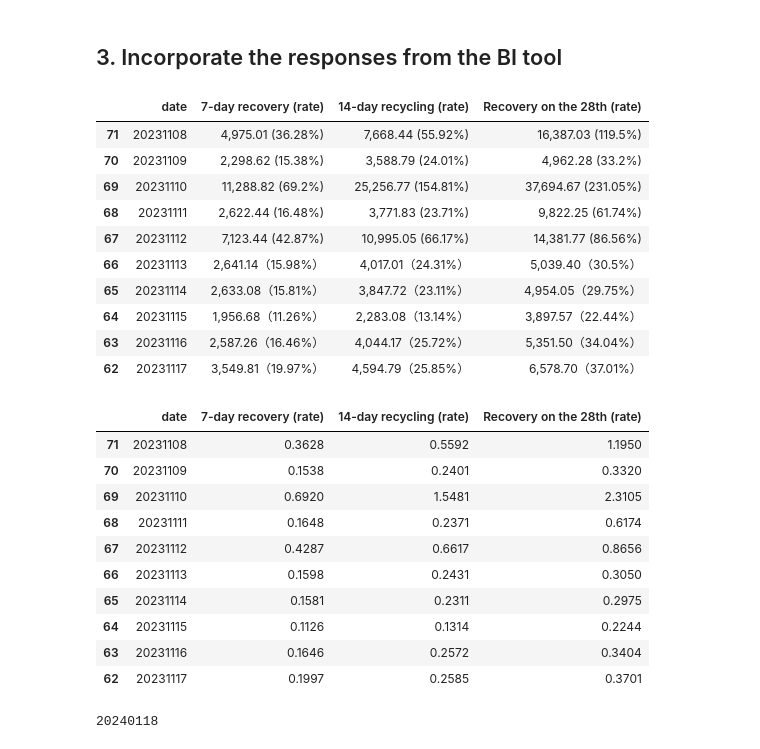
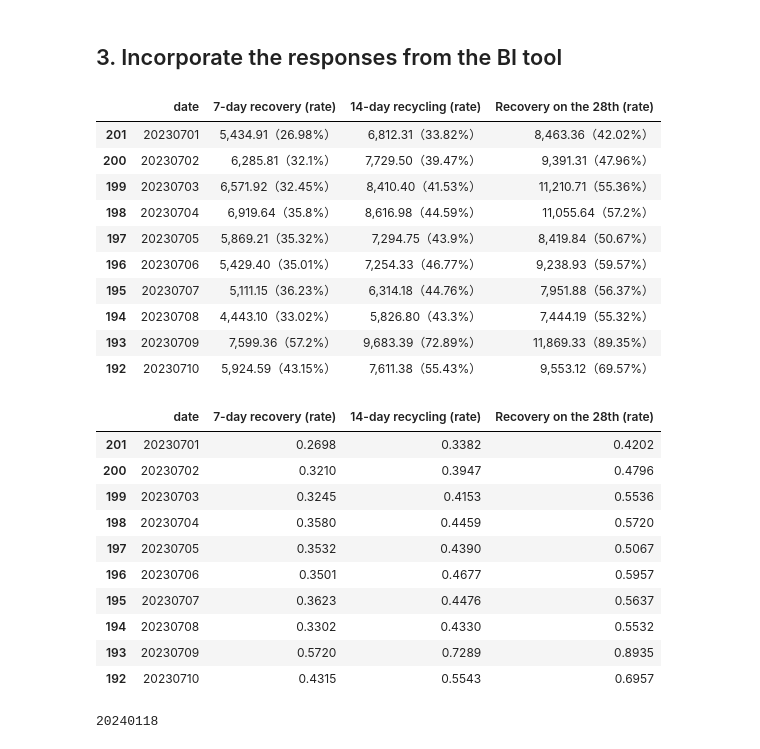
Before and after one commit to PereFuster/Acorn-Casino-PLTV, a Jupyter notebook: acorn_pltv_rule_trainning_ios.ipynb, the cells around one changed output. Saved outputs shown, nothing was run; the diff lists cells and outputs as text; code cells hidden in the pictures.

```diff
--- a/acorn_pltv_rule_trainning_ios.ipynb
+++ b/acorn_pltv_rule_trainning_ios.ipynb
@@ -309,7 +309,7 @@ plt.show()
 # %% [markdown]
 ## 3. Incorporate the responses from the BI tool
 # %%
-file_path = (os.getcwd()).replace('\\', '/') + r'/roi_all_by_user_20240126114811.xlsx'.replace('\\', '/')
+file_path = (os.getcwd()).replace('\\', '/') + r'/roi_all_by_user_20240126191117.xlsx'.replace('\\', '/')
 bi_tool_actuals = pd.read_excel(file_path)
 
 bi_tool_actuals = bi_tool_actuals[bi_tool_actuals['date'] != '--']
@@ -317,40 +317,41 @@ bi_tool_actuals = bi_tool_actuals[bi_tool_actuals['date'] != '--']
 bi_tool_actuals[['date', '7-day recovery (rate)', '14-day recycling (rate)', 'Recovery on the 28th (rate)']].sort_values(by = 'date').head(10)
 # %% [output]
 |  | date | 7-day recovery (rate) | 14-day recycling (rate) | Recovery on the 28th (rate) |
-| 71 | 20231108 | 4,975.01 (36.28%) | 7,668.44 (55.92%) | 16,387.03 (119.5%) |
-| 70 | 20231109 | 2,298.62 (15.38%) | 3,588.79 (24.01%) | 4,962.28 (33.2%) |
-| 69 | 20231110 | 11,288.82 (69.2%) | 25,256.77 (154.81%) | 37,694.67 (231.05%) |
-| 68 | 20231111 | 2,622.44 (16.48%) | 3,771.83 (23.71%) | 9,822.25 (61.74%) |
-| 67 | 20231112 | 7,123.44 (42.87%) | 10,995.05 (66.17%) | 14,381.77 (86.56%) |
-| 66 | 20231113 | 2,641.14（15.98%） | 4,017.01（24.31%） | 5,039.40（30.5%） |
-| 65 | 20231114 | 2,633.08（15.81%） | 3,847.72（23.11%） | 4,954.05（29.75%） |
-| 64 | 20231115 | 1,956.68（11.26%） | 2,283.08（13.14%） | 3,897.57（22.44%） |
-| 63 | 20231116 | 2,587.26（16.46%） | 4,044.17（25.72%） | 5,351.50（34.04%） |
-| 62 | 20231117 | 3,549.81（19.97%） | 4,594.79（25.85%） | 6,578.70（37.01%） |
+| 201 | 20230701 | 5,434.91（26.98%） | 6,812.31（33.82%） | 8,463.36（42.02%） |
+| 200 | 20230702 | 6,285.81（32.1%） | 7,729.50（39.47%） | 9,391.31（47.96%） |
+| 199 | 20230703 | 6,571.92（32.45%） | 8,410.40（41.53%） | 11,210.71（55.36%） |
+| 198 | 20230704 | 6,919.64（35.8%） | 8,616.98（44.59%） | 11,055.64（57.2%） |
+| 197 | 20230705 | 5,869.21（35.32%） | 7,294.75（43.9%） | 8,419.84（50.67%） |
+| 196 | 20230706 | 5,429.40（35.01%） | 7,254.33（46.77%） | 9,238.93（59.57%） |
+| 195 | 20230707 | 5,111.15（36.23%） | 6,314.18（44.76%） | 7,951.88（56.37%） |
+| 194 | 20230708 | 4,443.10（33.02%） | 5,826.80（43.3%） | 7,444.19（55.32%） |
+| 193 | 20230709 | 7,599.36（57.2%） | 9,683.39（72.89%） | 11,869.33（89.35%） |
+| 192 | 20230710 | 5,924.59（43.15%） | 7,611.38（55.43%） | 9,553.12（69.57%） |
 # %%
 # Convert percentage strings to floats
 def convert_percentage_string_to_float(percentage_string):
     try:
         return float(percentage_string.split(' ')[1][1:-2]) / 100
     except (ValueError, IndexError):
         return float(percentage_string.split('（')[1][0:-2]) / 100
 
-for col in ['7-day recovery (rate)', '14-day recycling (rate)', 'Recovery on the 28th (rate)']:
+bi_columns = ['7-day recovery (rate)', '14-day recycling (rate)', 'Recovery on the 28th (rate)','90-day recovery (rate)', '120-day recovery (rate)']
+for col in bi_columns:
     bi_tool_actuals[col] = bi_tool_actuals[col].apply(convert_percentage_string_to_float)
 
 bi_tool_actuals[['date', '7-day recovery (rate)', '14-day recycling (rate)', 'Recovery on the 28th (rate)']].sort_values(by = 'date').head(10)
 # %% [output]
 |  | date | 7-day recovery (rate) | 14-day recycling (rate) | Recovery on the 28th (rate) |
-| 71 | 20231108 | 0.3628 | 0.5592 | 1.1950 |
-| 70 | 20231109 | 0.1538 | 0.2401 | 0.3320 |
-| 69 | 20231110 | 0.6920 | 1.5481 | 2.3105 |
-| 68 | 20231111 | 0.1648 | 0.2371 | 0.6174 |
-| 67 | 20231112 | 0.4287 | 0.6617 | 0.8656 |
-| 66 | 20231113 | 0.1598 | 0.2431 | 0.3050 |
-| 65 | 20231114 | 0.1581 | 0.2311 | 0.2975 |
-| 64 | 20231115 | 0.1126 | 0.1314 | 0.2244 |
-| 63 | 20231116 | 0.1646 | 0.2572 | 0.3404 |
-| 62 | 20231117 | 0.1997 | 0.2585 | 0.3701 |
+| 201 | 20230701 | 0.2698 | 0.3382 | 0.4202 |
+| 200 | 20230702 | 0.3210 | 0.3947 | 0.4796 |
+| 199 | 20230703 | 0.3245 | 0.4153 | 0.5536 |
+| 198 | 20230704 | 0.3580 | 0.4459 | 0.5720 |
+| 197 | 20230705 | 0.3532 | 0.4390 | 0.5067 |
+| 196 | 20230706 | 0.3501 | 0.4677 | 0.5957 |
+| 195 | 20230707 | 0.3623 | 0.4476 | 0.5637 |
+| 194 | 20230708 | 0.3302 | 0.4330 | 0.5532 |
+| 193 | 20230709 | 0.5720 | 0.7289 | 0.8935 |
+| 192 | 20230710 | 0.4315 | 0.5543 | 0.6957 |
 # %%
 bi_tool_actuals['date'].max()
 # bi_tool_actuals['date'].dtype
```
Also changed, not shown: parts of 18 cells of this notebook, 2 other files.
